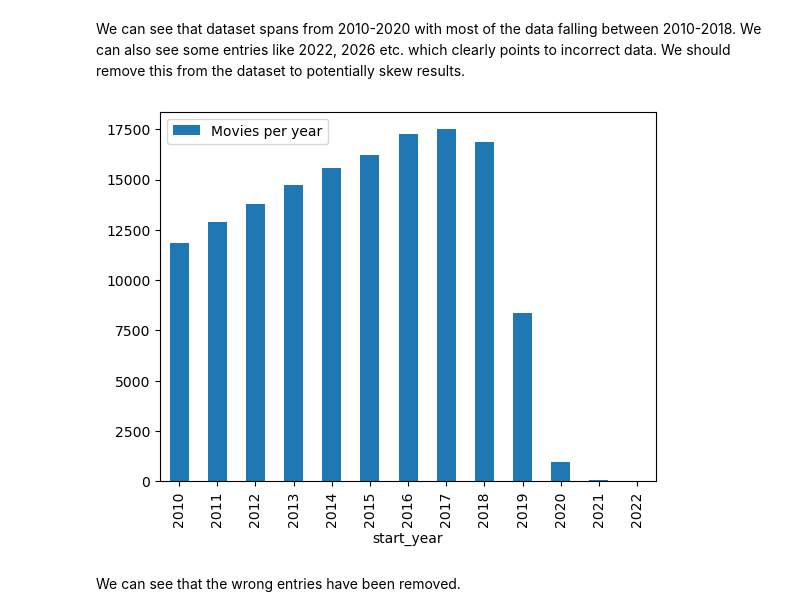
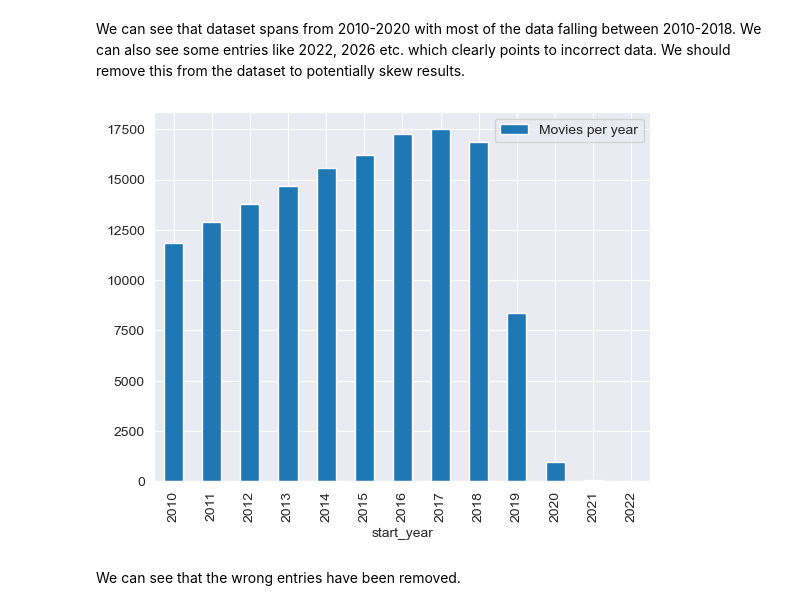
Before and after one commit to rahulakrish/movie_studio_recommendation, a Jupyter notebook: notebook.ipynb, the cells around one changed output. Cells and saved outputs as stored; diff of their text form; code cells hidden in the pictures.

```diff
--- a/notebook.ipynb
+++ b/notebook.ipynb
@@ -22,6 +22,8 @@ For information about revenue, we will use the **bom.movie_gross.csv** file:
 # import relevant librarires
 import pandas as pd
 import matplotlib.pyplot as plt
+import seaborn as sns
+sns.set_style('darkgrid')
 import sqlite3
 %matplotlib inline
 # %%
@@ -205,9 +53,9 @@ Now, that we have an idea of what each table in the db looks like, let's convert
 Since the **movie_basics** table is the main table, let's start here:
 # %%
 #converting the table into a dataframe
-df = pd.read_sql("""SELECT *
+df_movie = pd.read_sql("""SELECT *
                     FROM movie_basics""",conn)
-df.head()
+df_movie.head()
 # %% [output]
 |  | movie_id | primary_title | original_title | start_year | runtime_minutes | genres |
 | 0 | tt0063540 | Sunghursh | Sunghursh | 2013 | 175.0 | Action,Crime,Drama |
@@ -240,13 +104,13 @@ year.plot(kind='bar',y='movie_id',label='Movies per year');
 We can see that dataset spans from 2010-2020 with most of the data falling between 2010-2018. We can also see some entries like 2022, 2026 etc. which clearly points to incorrect data. We should remove this from the dataset to potentially skew results.
 # %%
 #removing the erroroneous data
-df.drop(df[df['start_year'] >= 2023].index,inplace=True)
+df_movie.drop(df_movie[df_movie['start_year'] >= 2023].index,inplace=True)
 
 #verifying that the the rows have been removed
-year=df.groupby(df['start_year']).count()
+year=df_movie.groupby(df_movie['start_year']).count()
 year.plot(kind='bar',y='movie_id',label='Movies per year');
 # %% [output]
-[figure, old version]
+[figure, new version]
 # %% [markdown]
 We can see that the wrong entries have been removed.
 # %% [markdown]
```
Also changed, not shown: parts of 60 cells of this notebook.
